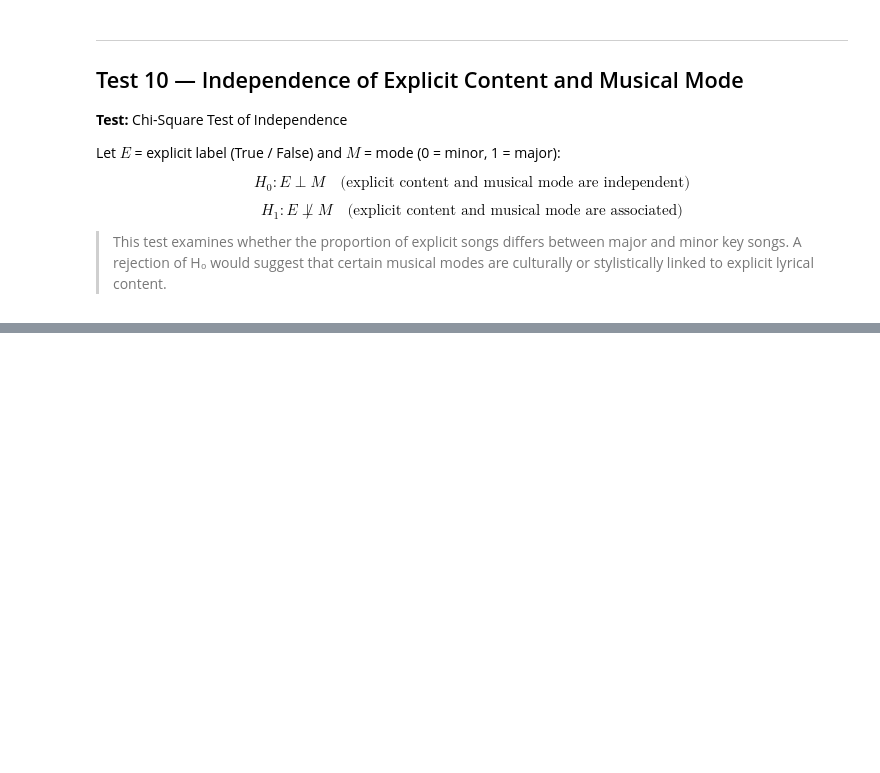
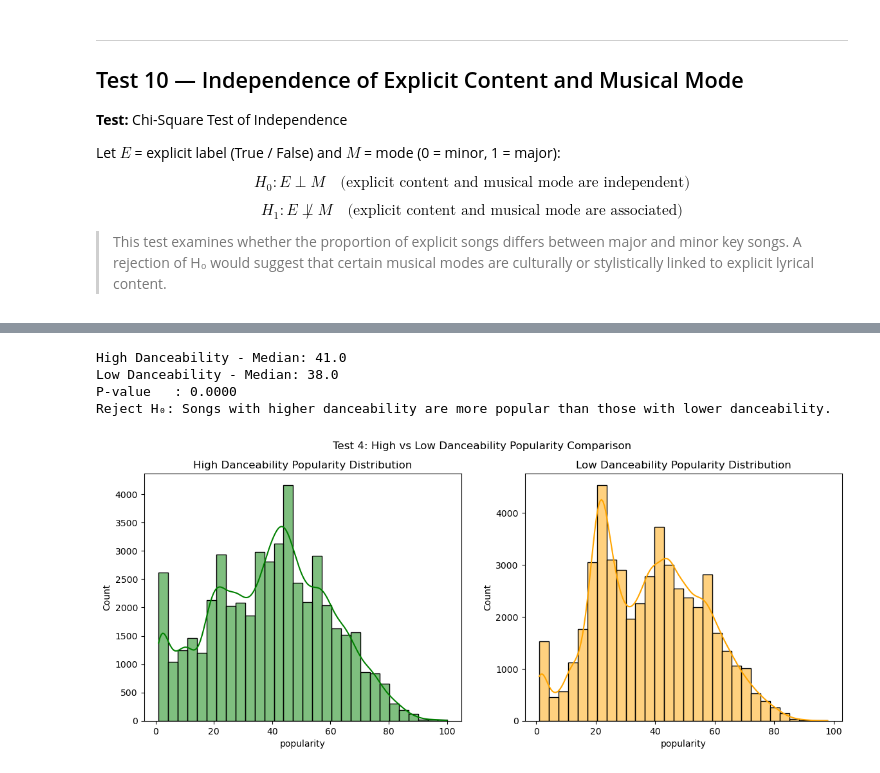
Before and after one commit to canreves/popularity-guesser, a Jupyter notebook: hypothesis-testing.ipynb, the cells around one changed output, grey strips where cells are left out. Saved outputs shown, nothing was run; the diff lists cells and outputs as text; code cells hidden in the pictures; blank space fills up the shorter version.

Commit message:
test 4 is done.

```diff
--- a/hypothesis-testing.ipynb
+++ b/hypothesis-testing.ipynb
@@ -249,0 +260,30 @@ Reject H₀: There is a significant difference in popularity between Major and M
+# %%
+# Test 4: High vs Low Danceability - Mann-Whitney U Test (one-tailed)
+
+median_danceability = df["danceability"].median()
+high_danceability_popularity = df[df["danceability"] > median_danceability]["popularity"]
+low_danceability_popularity = df[df["danceability"] <= median_danceability]["popularity"]
+
+stat, p_value = stats.mannwhitneyu(high_danceability_popularity, low_danceability_popularity, alternative='greater')
+print(f"High Danceability - Median: {high_danceability_popularity.median():.1f}")
+print(f"Low Danceability - Median: {low_danceability_popularity.median():.1f}")
+print(f"P-value   : {p_value:.4f}")
+if p_value < 0.05:
+    print("Reject H₀: Songs with higher danceability are more popular than those with lower danceability.")
+else:
+    print("Failed to reject H₀: No significant difference in popularity between high and low danceability songs.")
+
+
+fig, axes = plt.subplots(1, 2, figsize=(14,5))
+sns.histplot(high_danceability_popularity, bins=30, kde=True, color="green", ax=axes[0])
+axes[0].set_title("High Danceability Popularity Distribution")
+sns.histplot(low_danceability_popularity, bins=30, kde=True, color="orange", ax=axes[1])
+axes[1].set_title("Low Danceability Popularity Distribution")
+plt.suptitle("Test 4: High vs Low Danceability Popularity Comparison")
+plt.show()
+# %% [output]
+High Danceability - Median: 41.0
+Low Danceability - Median: 38.0
+P-value   : 0.0000
+Reject H₀: Songs with higher danceability are more popular than those with lower danceability.
+[figure, added]
```
Also changed, not shown: parts of 4 cells of this notebook.
